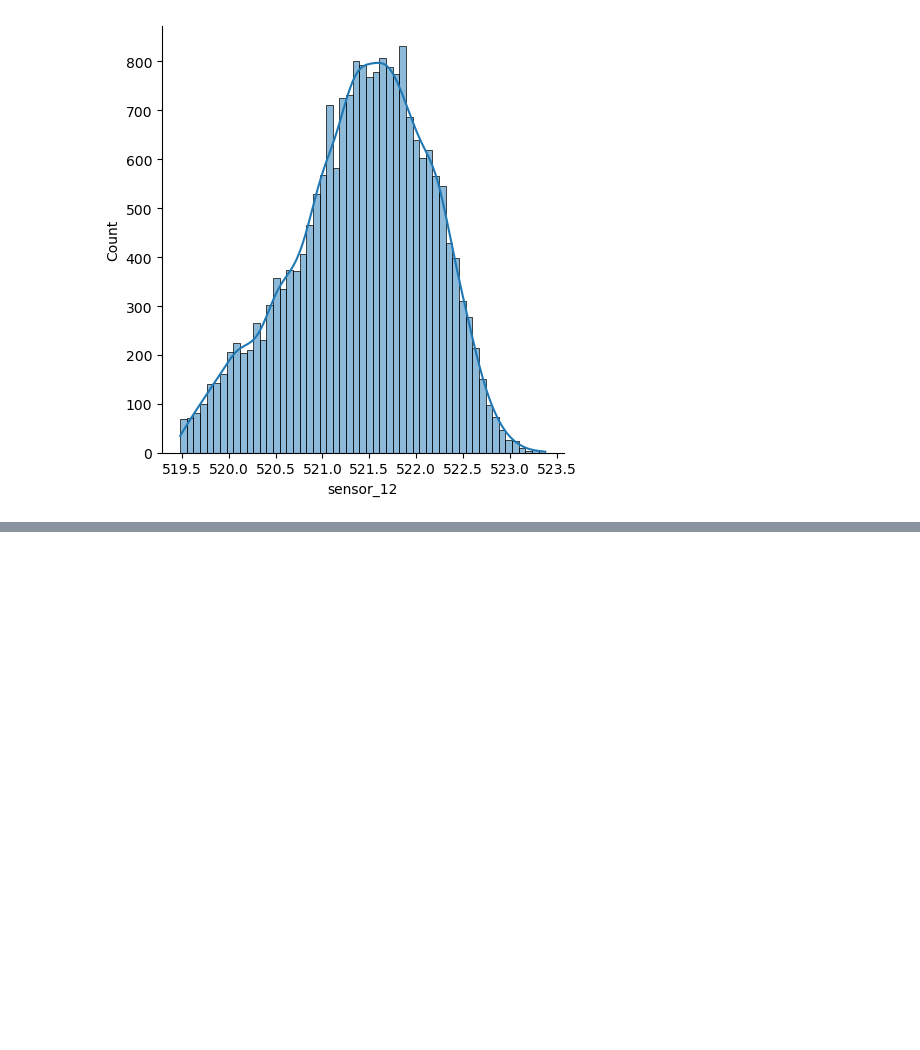
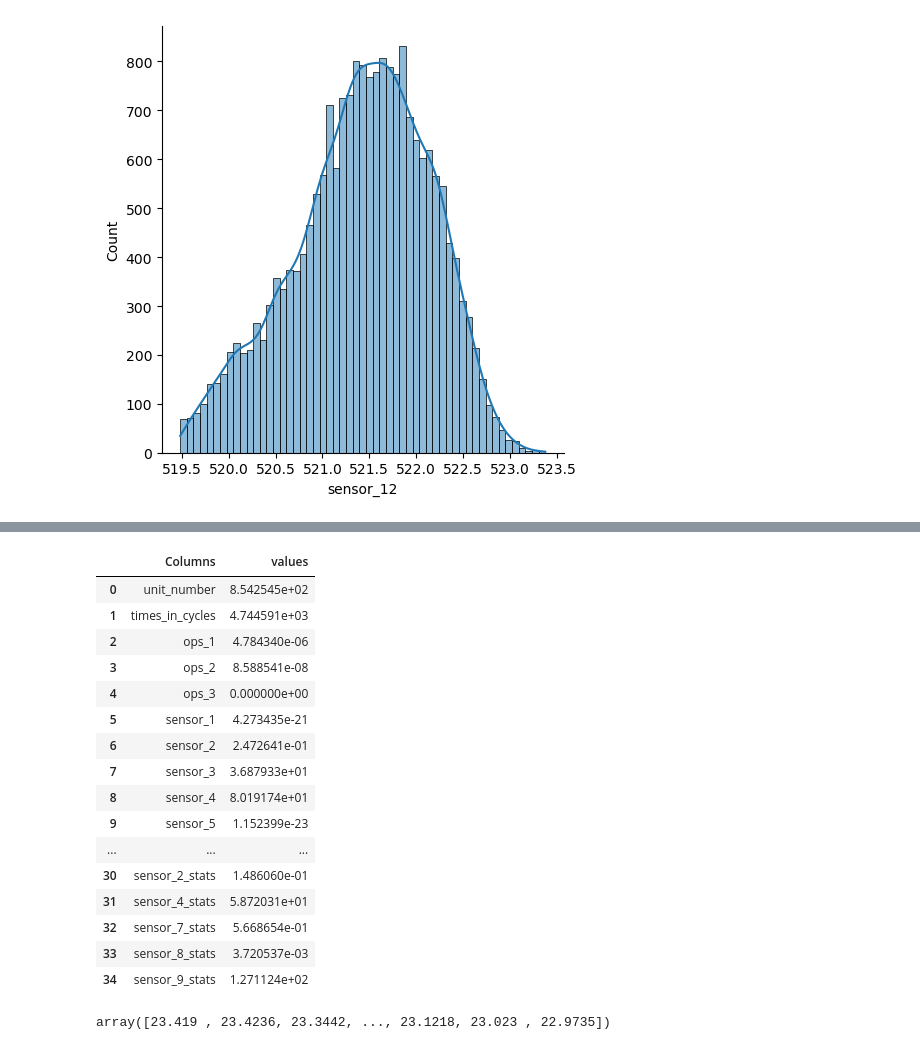
Before and after one commit to Mamoon018/TimeseriesProject, a Jupyter notebook: Notebook/EDA.ipynb, the cells around one changed output, grey strips where cells are left out. Saved outputs shown, nothing was run; the diff lists cells and outputs as text; code cells hidden in the pictures; blank space fills up the shorter version.

```diff
--- a/Notebook/EDA.ipynb
+++ b/Notebook/EDA.ipynb
@@ -642,0 +726,26 @@ sns.displot(train_df_clean3['sensor_12'], kde = True)
+# %%
+variances = train_df_clean4.var()
+variance_tb = pd.DataFrame({"Columns": variances.index, "values": variances.values})
+variance_tb
+# %% [output]
+|  | Columns | values |
+| 0 | unit_number | 8.542545e+02 |
+| 1 | times_in_cycles | 4.744591e+03 |
+| 2 | ops_1 | 4.784340e-06 |
+| 3 | ops_2 | 8.588541e-08 |
+| 4 | ops_3 | 0.000000e+00 |
+| 5 | sensor_1 | 4.273435e-21 |
+| 6 | sensor_2 | 2.472641e-01 |
+| 7 | sensor_3 | 3.687933e+01 |
+| 8 | sensor_4 | 8.019174e+01 |
+| 9 | sensor_5 | 1.152399e-23 |
+| ... | ... | ... |
+| 30 | sensor_2_stats | 1.486060e-01 |
+| 31 | sensor_4_stats | 5.872031e+01 |
+| 32 | sensor_7_stats | 5.668654e-01 |
+| 33 | sensor_8_stats | 3.720537e-03 |
+| 34 | sensor_9_stats | 1.271124e+02 |
+# %%
+train_df_clean4['sensor_21'].unique()
+# %% [output]
+array([23.419 , 23.4236, 23.3442, ..., 23.1218, 23.023 , 22.9735])
```
Also changed, not shown: parts of 35 cells of this notebook.
